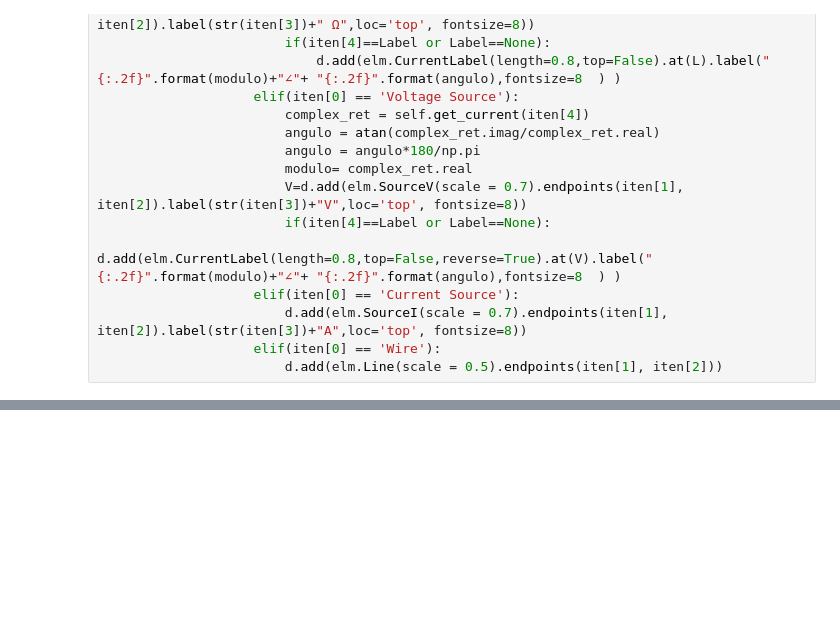
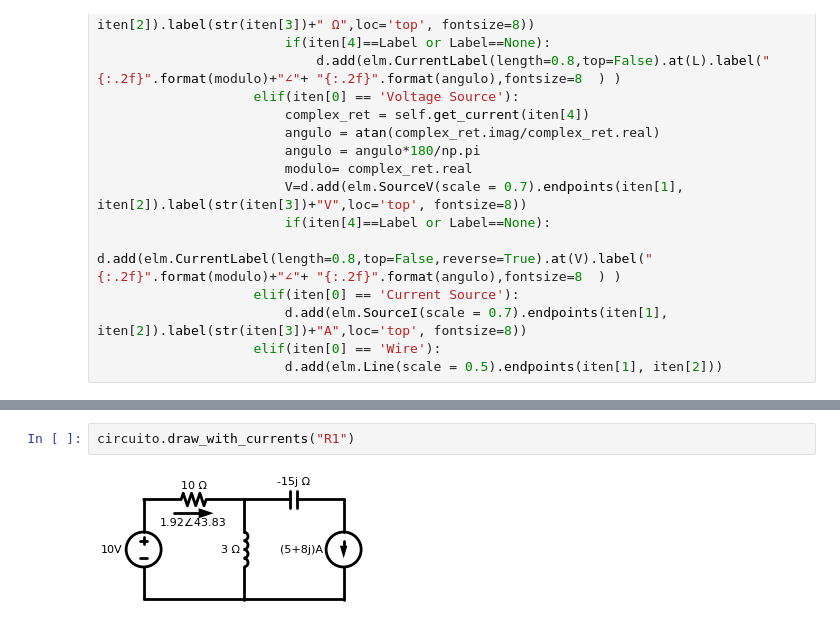
Before and after one commit to ygordealmeida/PhaCircuits, a Jupyter notebook: circuit.ipynb, the cells around one changed output, grey strips where cells are left out. Drawn from its saved outputs; the diff is of its cells as text; blank space fills up the shorter version.

```diff
--- a/circuit.ipynb
+++ b/circuit.ipynb
@@ -206,0 +237,4 @@ class Circuito:
+# %%
+circuito.draw_with_currents("R1")
+# %% [output]
+[figure, added]
```
Also changed, not shown: parts of 2 cells of this notebook.
